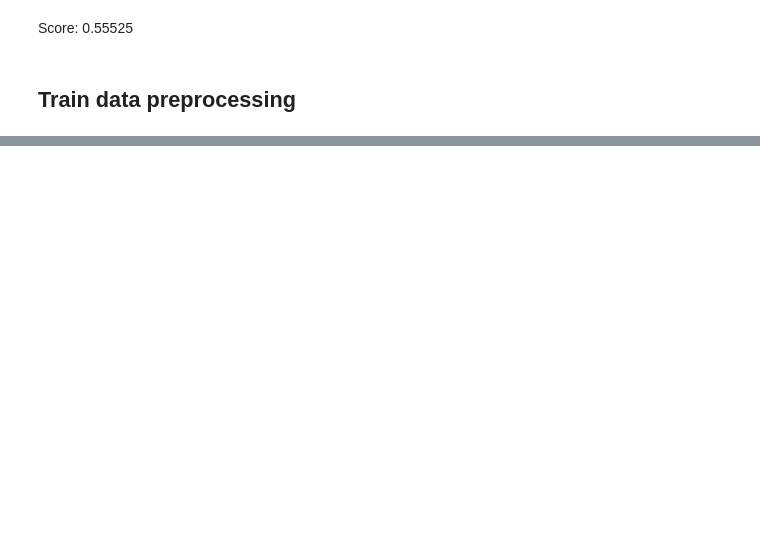
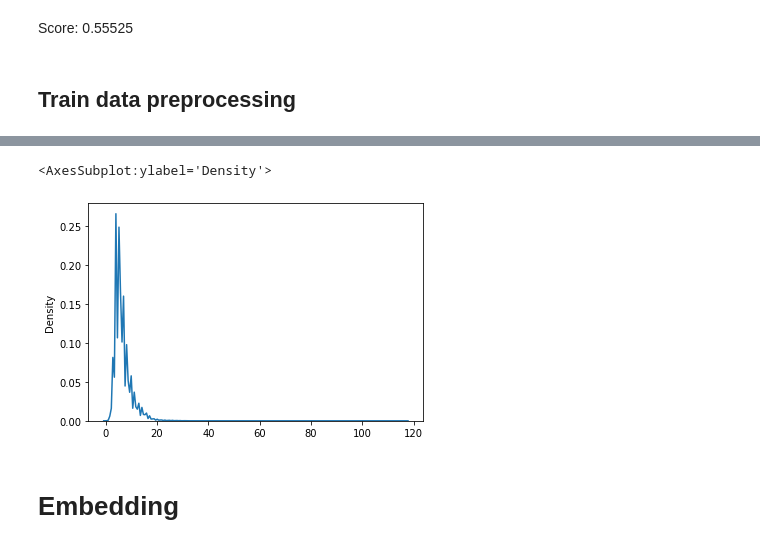
Before and after one commit to chanbi-raining/NLP, a Jupyter notebook: quora-question-pair-siamese-lstm.ipynb, the cells around one changed output, grey strips where cells are left out. Saved outputs shown, nothing was run; the diff lists cells and outputs as text; code cells hidden in the pictures; blank space fills up the shorter version.

```diff
--- a/quora-question-pair-siamese-lstm.ipynb
+++ b/quora-question-pair-siamese-lstm.ipynb
@@ -192,0 +223,5 @@ Found 400000 word vectors.
+# %%
+sns.kdeplot([len(x) for x in train_q2])
+# %% [output]
+<AxesSubplot:ylabel='Density'>
+[figure, added]
@@ -193,3 +237,5 @@ Found 400000 word vectors.
+# %% [markdown]
+# Embedding
 # %%
 glove_dir = '/kaggle/input/glove6b/'
 embeddings_index = {}
```
Also changed, not shown: parts of 33 cells of this notebook.
